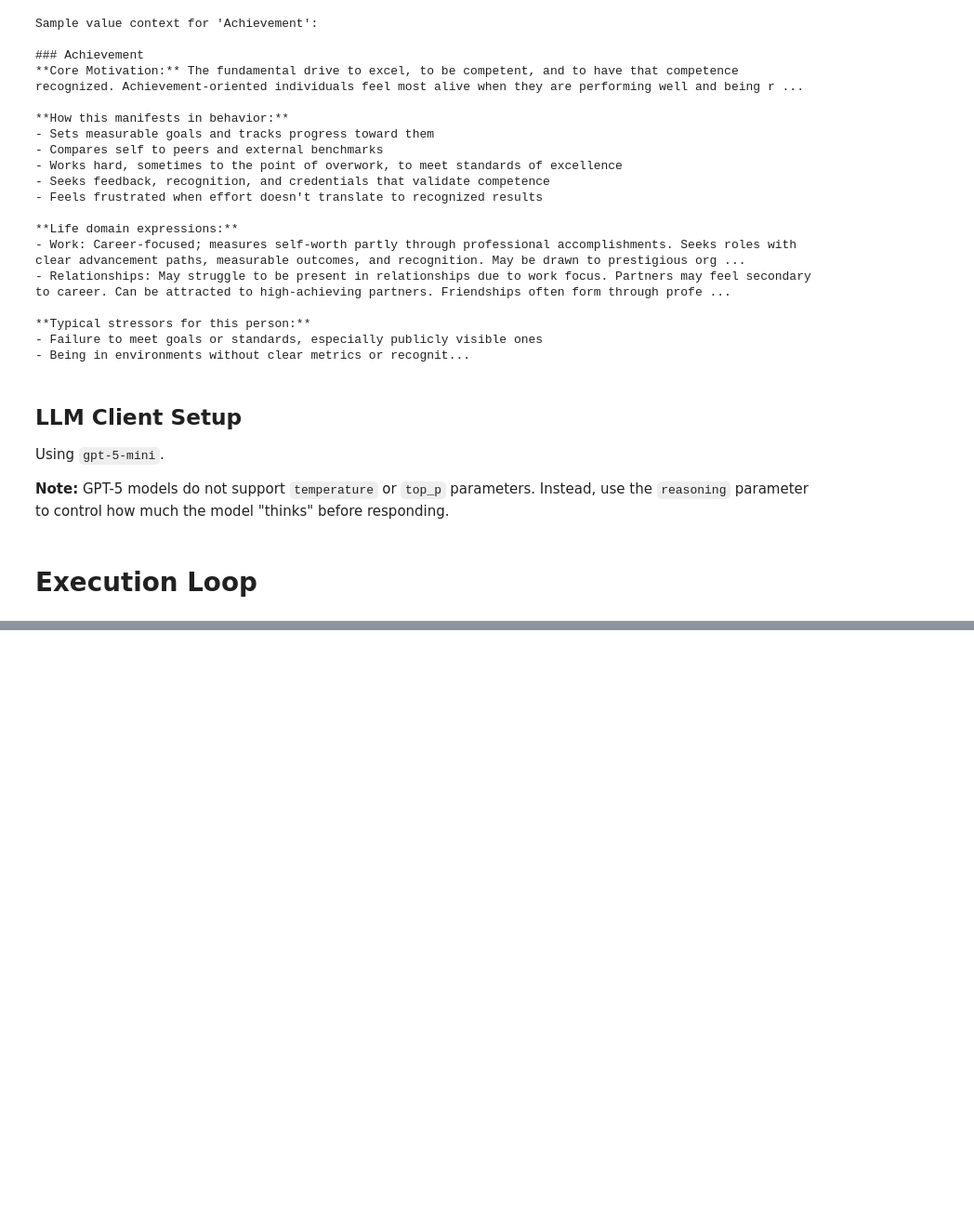
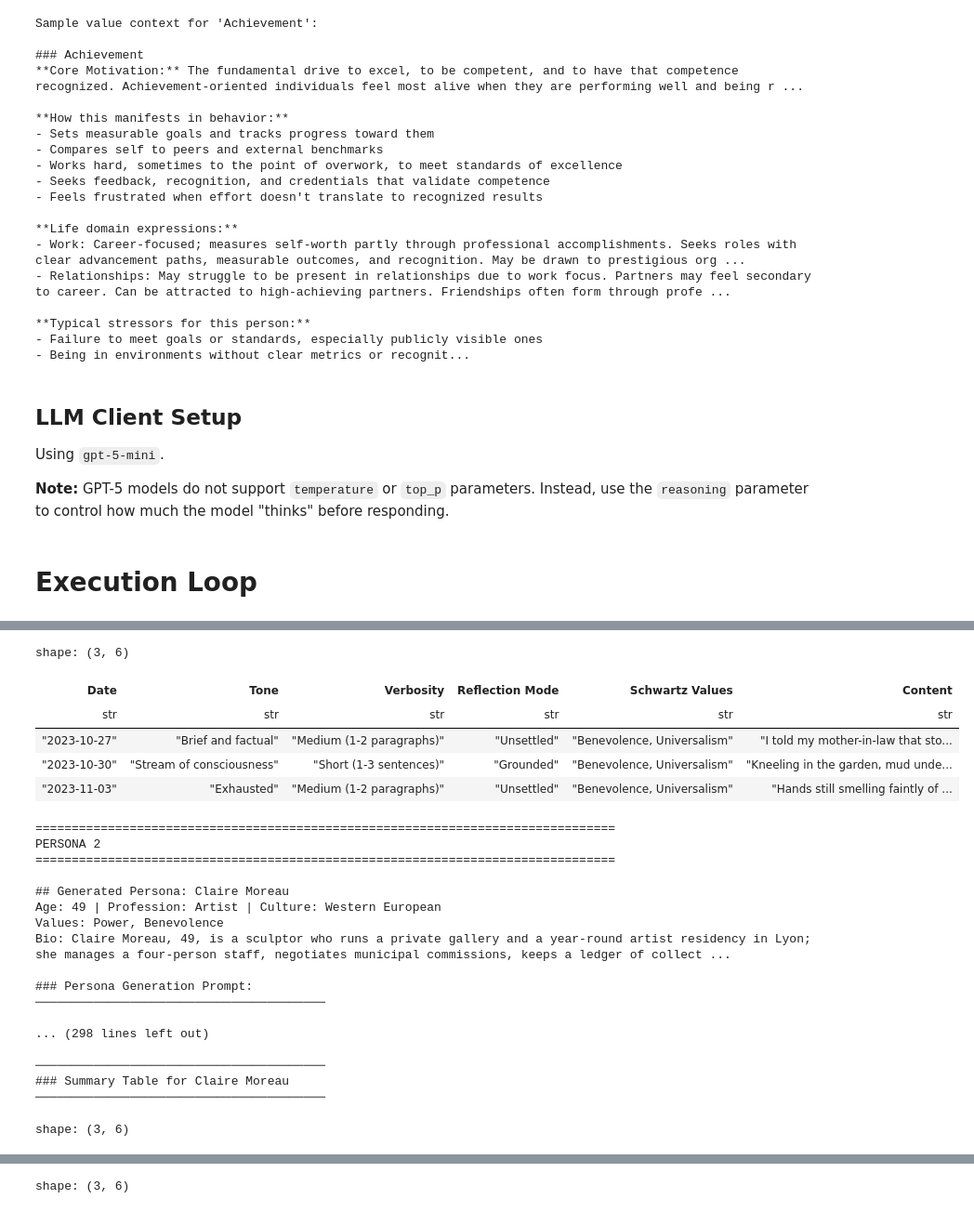
Before and after one commit to keimiii/twinkl, a Jupyter notebook: notebooks/journal_gen.ipynb, the cells around one changed output, grey strips where cells are left out. Shown: that part at 93% size. Cells and saved outputs as stored; diff of their text form; code cells hidden in the pictures; blank space fills up the shorter version.

```diff
--- a/notebooks/journal_gen.ipynb
+++ b/notebooks/journal_gen.ipynb
@@ -297,9 +299,9 @@ Using `gpt-5-mini`.
 
 **Note:** GPT-5 models do not support `temperature` or `top_p` parameters. Instead, use the `reasoning` parameter to control how much the model "thinks" before responding.
 # %%
-client = OpenAI()
-# MODEL_NAME = "gpt-5-mini-2025-08-07"
-MODEL_NAME = "gpt-5-nano-2025-08-07"
+client = AsyncOpenAI()
+MODEL_NAME = "gpt-5-mini-2025-08-07"
+# MODEL_NAME = "gpt-5-nano-2025-08-07"
 
 # Type alias for reasoning effort levels
 ReasoningEffort = Literal["minimal", "low", "medium", "high"]
@@ -308,11 +310,11 @@ ReasoningEffort = Literal["minimal", "low", "medium", "high"]
 DEFAULT_REASONING_EFFORT: ReasoningEffort = "high"
 
 
-def generate_completion(
+async def generate_completion(
     prompt: str,
     response_format: dict | None = None,
 ) -> str | None:
-    """Generate a completion using the OpenAI Responses API.
+    """Generate a completion using the OpenAI Responses API (async).
 
     Uses DEFAULT_REASONING_EFFORT to control how much the model "thinks".
     Valid reasoning effort values: "minimal", "low", "medium", "high".
@@ -327,7 +329,7 @@ def generate_completion(
         if response_format:
             kwargs["text"] = {"format": response_format}
 
-        response = client.responses.create(**kwargs)
+        response = await client.responses.create(**kwargs)
         return response.output_text
 
     except Exception as e:
@@ -674,0 +759,41 @@ shape: (3, 6)
+# %%
+# Configuration
+NUM_PERSONAS = 3
+NUM_ENTRIES = 3
+START_DATE = "2023-10-27"
+
+print(
+    f"Generating {NUM_PERSONAS} personas in parallel, each with {NUM_ENTRIES} entries..."
+)
+print(f"Model: {MODEL_NAME} | Reasoning: {DEFAULT_REASONING_EFFORT}")
+print(f"Start date: {START_DATE}\n")
+
+# Run all personas in parallel
+results = await run_parallel_personas(
+    num_personas=NUM_PERSONAS,
+    config=config,
+    schwartz_config=schwartz_config,
+    num_entries=NUM_ENTRIES,
+    start_date=START_DATE,
+)
+
+# Display results in order (Persona 1, 2, 3, ...)
+for result in results:
+    display_persona_results(result)
+
+# Summary
+successful = [r for r in results if isinstance(r, PersonaPipelineResult) and r.persona]
+failed = [
+    r
+    for r in results
+    if isinstance(r, Exception) or (isinstance(r, PersonaPipelineResult) and r.error)
+]
+
+print(f"\n{'=' * 80}")
+print(f"FINAL SUMMARY")
+print(f"{'=' * 80}")
+print(f"Successfully generated: {len(successful)}/{NUM_PERSONAS} personas")
+if failed:
+    print(f"Failed: {len(failed)} persona(s)")
+print(f"Total journal entries: {sum(len(r.entries) for r in successful)}")
+# %% [output]
@@ -674,0 +817,24 @@ shape: (3, 6)
+shape: (3, 6)
+| Date | Tone | Verbosity | Reflection Mode | Schwartz Values | Content |
+| str | str | str | str | str | str |
+| "2023-10-27" | "Brief and factual" | "Medium (1-2 paragraphs)" | "Unsettled" | "Benevolence, Universalism" | "I told my mother-in-law that sto... |
+| "2023-10-30" | "Stream of consciousness" | "Short (1-3 sentences)" | "Grounded" | "Benevolence, Universalism" | "Kneeling in the garden, mud unde... |
+| "2023-11-03" | "Exhausted" | "Medium (1-2 paragraphs)" | "Unsettled" | "Benevolence, Universalism" | "Hands still smelling faintly of ... |
+================================================================================
+PERSONA 2
+================================================================================
+
+## Generated Persona: Claire Moreau
+Age: 49 | Profession: Artist | Culture: Western European
+Values: Power, Benevolence
+Bio: Claire Moreau, 49, is a sculptor who runs a private gallery and a year-round artist residency in Lyon; she manages a four-person staff, negotiates municipal commissions, keeps a ledger of collect ...
+
+### Persona Generation Prompt:
+────────────────────────────────────────
+
+... (298 lines left out)
+
+────────────────────────────────────────
+### Summary Table for Claire Moreau
+────────────────────────────────────────
+shape: (3, 6)
@@ -674,0 +863 @@ shape: (3, 6)
+shape: (3, 6)
```
Also changed, not shown: parts of 7 cells of this notebook, 1 other file.
